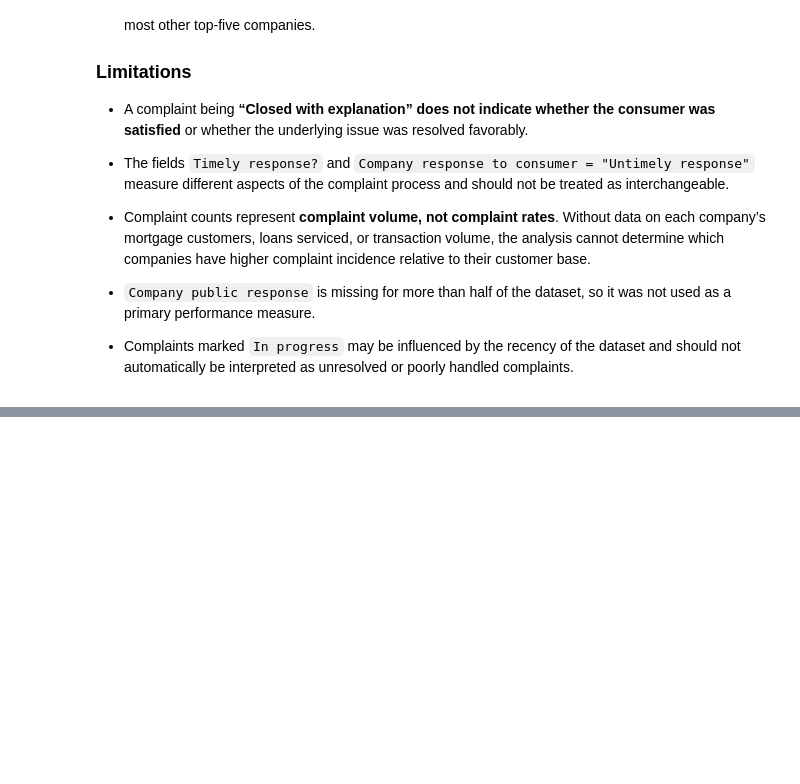
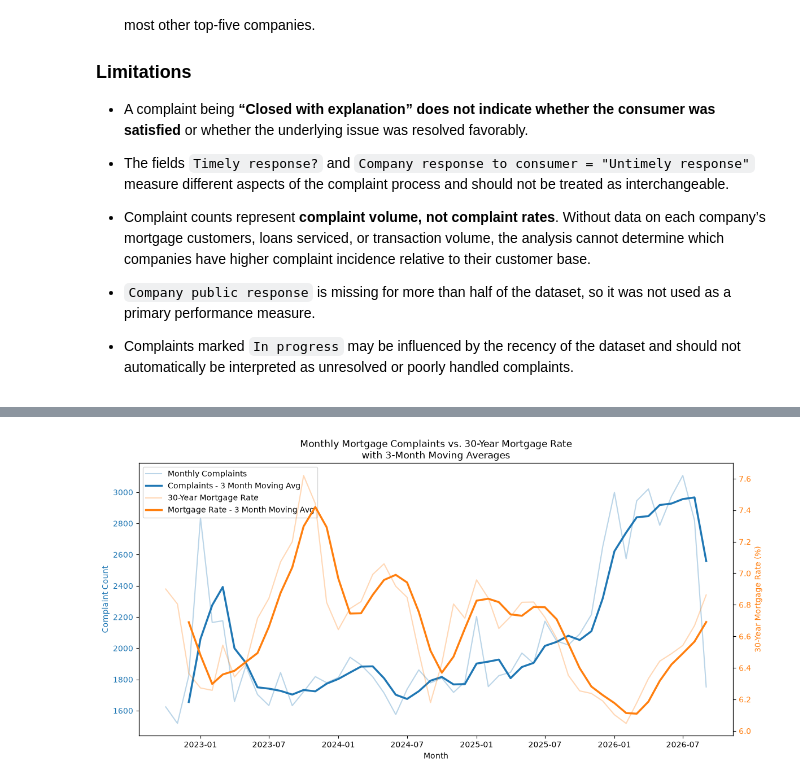
Before and after one commit to alanarroyo98/financial-services-complaints-analytics, a Jupyter notebook: notebooks/01_cfpb_eda.ipynb, the cells around one changed output, grey strips where cells are left out. Drawn from its saved outputs; the diff is of its cells as text; code cells hidden in the pictures; blank space fills up the shorter version.

```diff
--- a/notebooks/01_cfpb_eda.ipynb
+++ b/notebooks/01_cfpb_eda.ipynb
@@ -995,0 +1163,73 @@ plt.show()
+# %%
+### Adding 3 month moving average to test postive/negative correlation easier (visually)
+monthly_market_analysis["complaints_ma_3"] = (
+    monthly_market_analysis["complaint_count"]
+    .rolling(window=3)
+    .mean()
+)
+
+monthly_market_analysis["mortgage_rate_ma_3"] = (
+    monthly_market_analysis["MORTGAGE30US"]
+    .rolling(window=3)
+    .mean()
+)
+# %%
+fig, ax1 = plt.subplots(figsize=(12, 6))
+
+# Complaint volume
+line1 = ax1.plot(
+    monthly_market_analysis["Date received"],
+    monthly_market_analysis["complaint_count"],
+    color="tab:blue",
+    alpha=0.3,
+    label="Monthly Complaints"
+)
+
+line2 = ax1.plot(
+    monthly_market_analysis["Date received"],
+    monthly_market_analysis["complaints_ma_3"],
+    color="tab:blue",
+    linewidth=2.5,
+    label="Complaints - 3 Month Moving Avg"
+)
+
+ax1.set_xlabel("Month")
+ax1.set_ylabel("Complaint Count", color="tab:blue")
+ax1.tick_params(axis="y", labelcolor="tab:blue")
+
+# Mortgage rates
+ax2 = ax1.twinx()
+
+line3 = ax2.plot(
+    monthly_market_analysis["Date received"],
+    monthly_market_analysis["MORTGAGE30US"],
+    color="tab:orange",
+    alpha=0.3,
+    label="30-Year Mortgage Rate"
+)
+
+line4 = ax2.plot(
+    monthly_market_analysis["Date received"],
+    monthly_market_analysis["mortgage_rate_ma_3"],
+    color="tab:orange",
+    linewidth=2.5,
+    label="Mortgage Rate - 3 Month Moving Avg"
+)
+
+ax2.set_ylabel("30-Year Mortgage Rate (%)", color="tab:orange")
+ax2.tick_params(axis="y", labelcolor="tab:orange")
+
+lines = line1 + line2 + line3 + line4
+labels = [line.get_label() for line in lines]
+
+ax1.legend(lines, labels, loc="upper left")
+
+plt.title(
+    "Monthly Mortgage Complaints vs. 30-Year Mortgage Rate\n"
+    "with 3-Month Moving Averages"
+)
+
+fig.tight_layout()
+plt.show()
+# %% [output]
+[figure, added]
```
Also changed, not shown: parts of 54 cells of this notebook, 1 other file.
